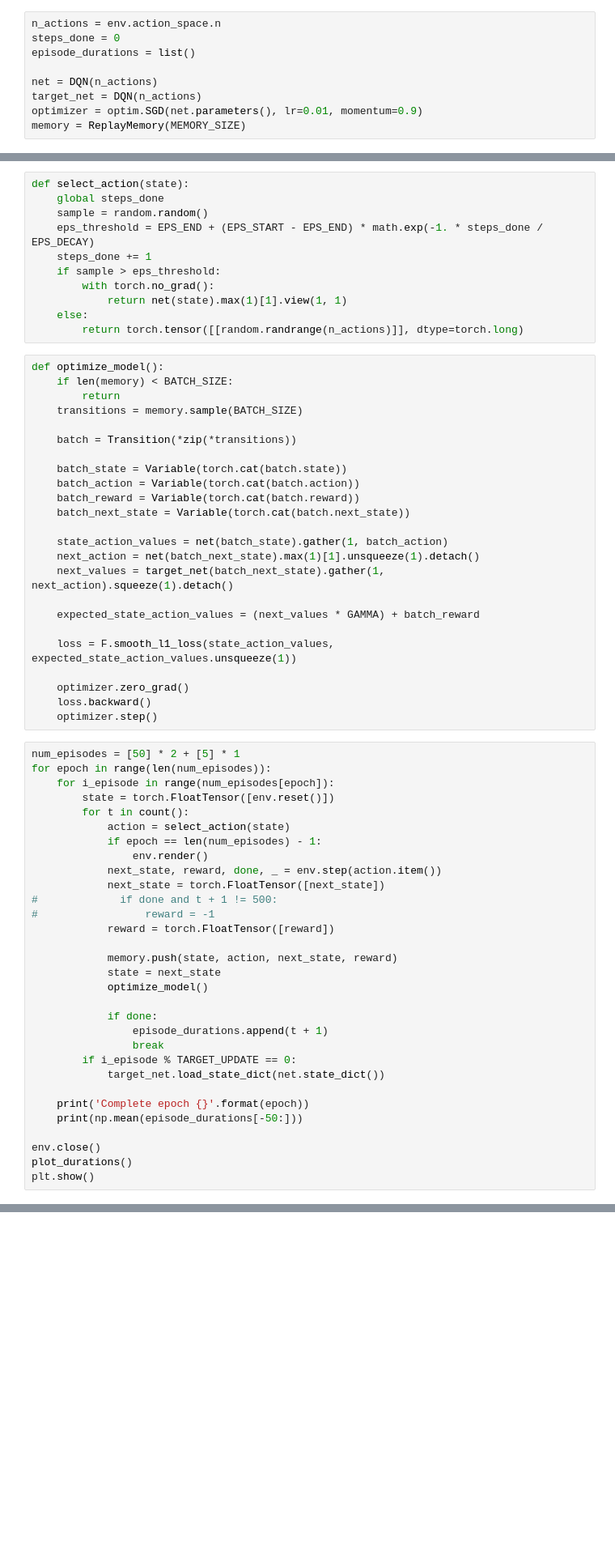
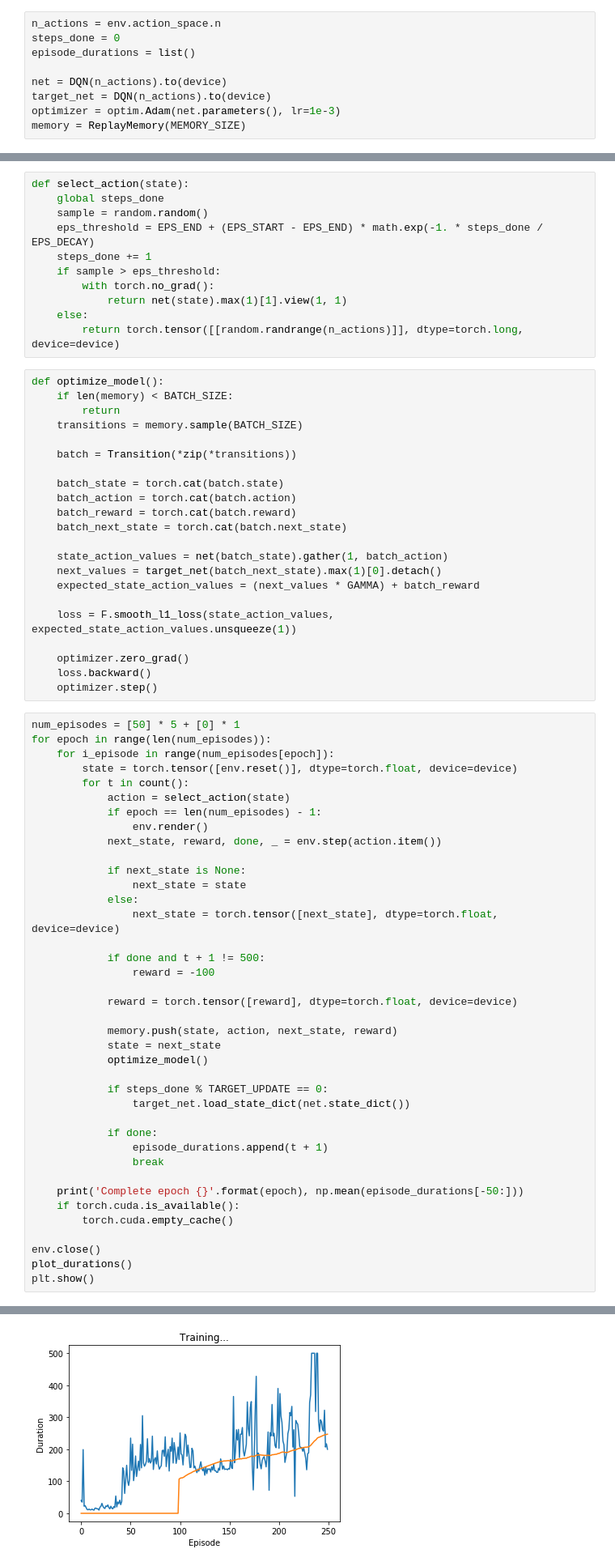
Before and after one commit to mahkons/ReinforcementLearning, a Jupyter notebook: DuelingNetworks.ipynb, the cells around one changed output, grey strips where cells are left out. Shown: that part at 81% size. Cells and saved outputs as stored; diff of their text form; blank space fills up the shorter version.

```diff
--- a/DuelingNetworks.ipynb
+++ b/DuelingNetworks.ipynb
@@ -81,9 +80,9 @@ n_actions = env.action_space.n
 steps_done = 0
 episode_durations = list()
 
-net = DQN(n_actions)
-target_net = DQN(n_actions)
-optimizer = optim.SGD(net.parameters(), lr=0.01, momentum=0.9)
+net = DQN(n_actions).to(device)
+target_net = DQN(n_actions).to(device)
+optimizer = optim.Adam(net.parameters(), lr=1e-3)
 memory = ReplayMemory(MEMORY_SIZE)
 # %%
 def plot_durations():
@@ -111,7 +110,7 @@ def select_action(state):
         with torch.no_grad():
             return net(state).max(1)[1].view(1, 1)
     else:
-        return torch.tensor([[random.randrange(n_actions)]], dtype=torch.long)
+        return torch.tensor([[random.randrange(n_actions)]], dtype=torch.long, device=device)
 # %%
 def optimize_model():
     if len(memory) < BATCH_SIZE:
@@ -120,15 +119,13 @@ def optimize_model():
 
     batch = Transition(*zip(*transitions))
 
-    batch_state = Variable(torch.cat(batch.state))
-    batch_action = Variable(torch.cat(batch.action))
-    batch_reward = Variable(torch.cat(batch.reward))
-    batch_next_state = Variable(torch.cat(batch.next_state))
+    batch_state = torch.cat(batch.state)
+    batch_action = torch.cat(batch.action)
+    batch_reward = torch.cat(batch.reward)
+    batch_next_state = torch.cat(batch.next_state)
 
     state_action_values = net(batch_state).gather(1, batch_action)
-    next_action = net(batch_next_state).max(1)[1].unsqueeze(1).detach()
-    next_values = target_net(batch_next_state).gather(1, next_action).squeeze(1).detach()
-
+    next_values = target_net(batch_next_state).max(1)[0].detach()
     expected_state_action_values = (next_values * GAMMA) + batch_reward
 
     loss = F.smooth_l1_loss(state_action_values, expected_state_action_values.unsqueeze(1))
@@ -137,32 +134,40 @@ def optimize_model():
     loss.backward()
     optimizer.step()
 # %%
-num_episodes = [50] * 2 + [5] * 1
+num_episodes = [50] * 5 + [0] * 1
 for epoch in range(len(num_episodes)):
     for i_episode in range(num_episodes[epoch]):
-        state = torch.FloatTensor([env.reset()])
+        state = torch.tensor([env.reset()], dtype=torch.float, device=device)
         for t in count():
             action = select_action(state)
             if epoch == len(num_episodes) - 1:
                 env.render()
             next_state, reward, done, _ = env.step(action.item())
-            next_state = torch.FloatTensor([next_state])
-#             if done and t + 1 != 500:
-#                 reward = -1
-            reward = torch.FloatTensor([reward])
+
+            if next_state is None:
+                next_state = state
+            else:
+                next_state = torch.tensor([next_state], dtype=torch.float, device=device)
+
+            if done and t + 1 != 500:
+                reward = -100
+
+            reward = torch.tensor([reward], dtype=torch.float, device=device)
 
             memory.push(state, action, next_state, reward)
             state = next_state
             optimize_model()
 
+            if steps_done % TARGET_UPDATE == 0:
+                target_net.load_state_dict(net.state_dict())
+
             if done:
                 episode_durations.append(t + 1)
                 break
-        if i_episode % TARGET_UPDATE == 0:
-            target_net.load_state_dict(net.state_dict())
 
-    print('Complete epoch {}'.format(epoch))
-    print(np.mean(episode_durations[-50:]))
+    print('Complete epoch {}'.format(epoch), np.mean(episode_durations[-50:]))
+    if torch.cuda.is_available():
+        torch.cuda.empty_cache()
 
 env.close()
 plot_durations()
@@ -172,0 +182 @@ Complete epoch 0
+[figure, added]
```
Also changed, not shown: parts of 4 cells of this notebook, 11 other files.
